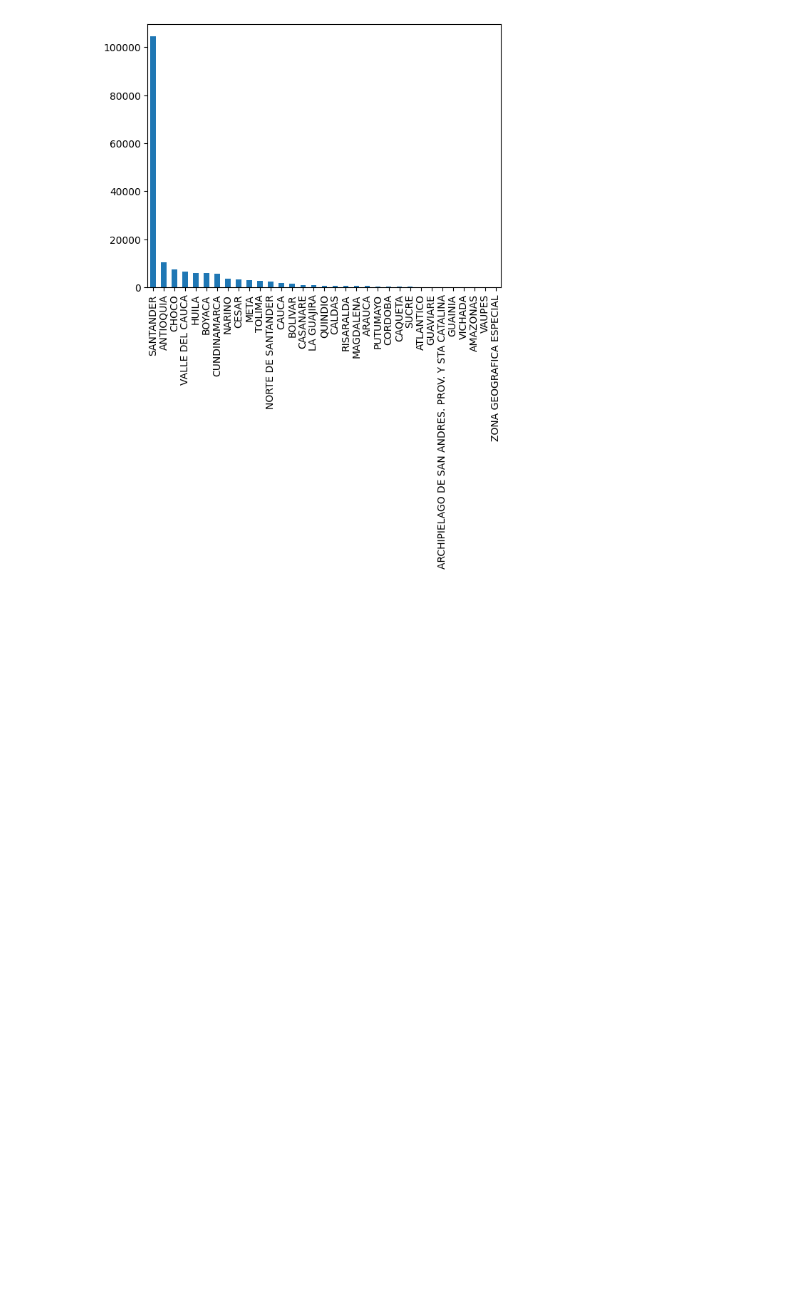
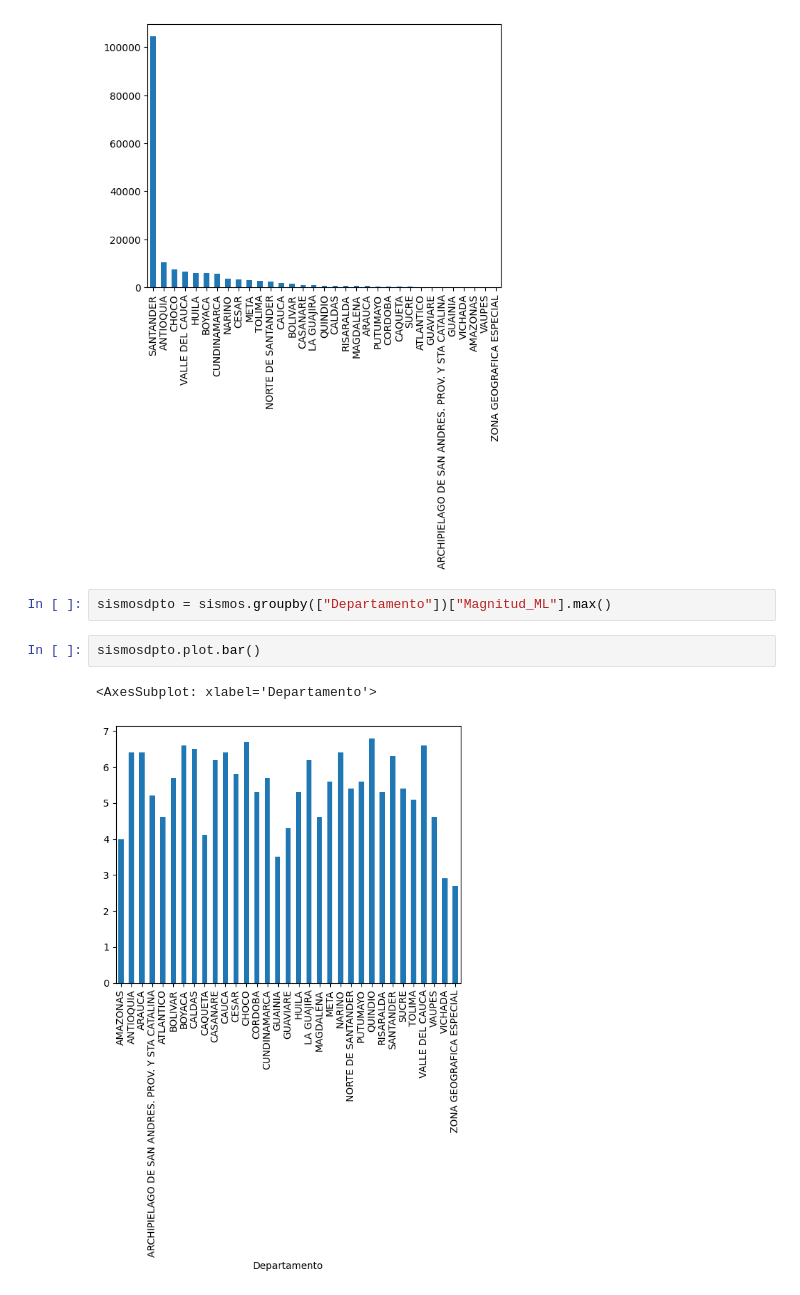
Before and after one commit to EDGAR-BARAHONA/Programacion-Python-Gis, a Jupyter notebook: Analitica/AnalisisSismico.ipynb, the cells around one changed output. Saved outputs shown, nothing was run; the diff lists cells and outputs as text; blank space fills up the shorter version.

```diff
--- a/Analitica/AnalisisSismico.ipynb
+++ b/Analitica/AnalisisSismico.ipynb
@@ -170,3 +236,10 @@ SismosDpto.plot.bar()
 # %% [output]
 <AxesSubplot: >
 [figure]
+# %%
+sismosdpto = sismos.groupby(["Departamento"])["Magnitud_ML"].max()
+# %%
+sismosdpto.plot.bar()
+# %% [output]
+<AxesSubplot: xlabel='Departamento'>
+[figure, added]
```
Also changed, not shown: parts of 23 cells of this notebook.
